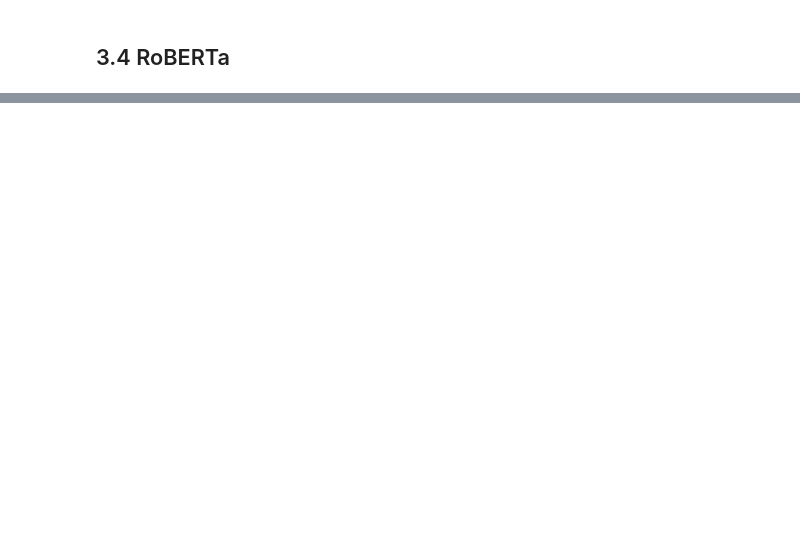
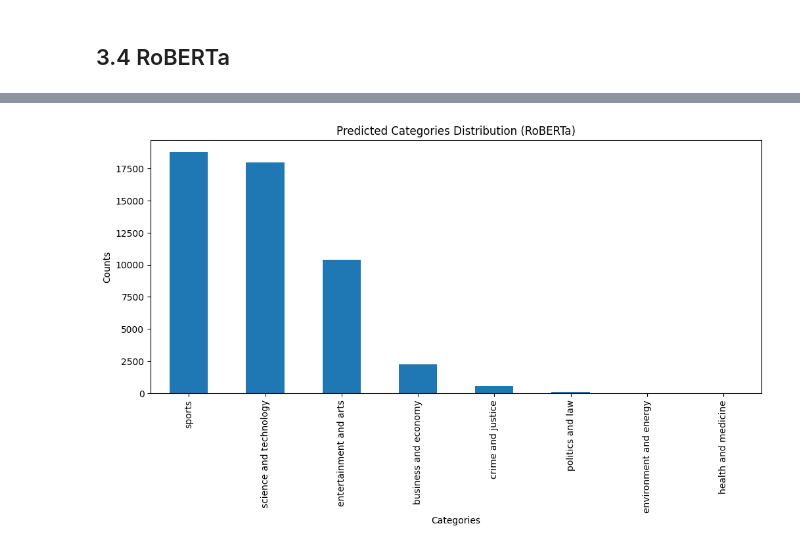
Before and after one commit to zoezhousy/Kaggle_A_Million_News_Headlines, a Jupyter notebook: Classification 1.ipynb, the cells around one changed output, grey strips where cells are left out. Saved outputs shown, nothing was run; the diff lists cells and outputs as text; code cells hidden in the pictures; blank space fills up the shorter version.

```diff
--- a/Classification 1.ipynb
+++ b/Classification 1.ipynb
@@ -618,5 +574,24 @@ plt.show()
-# %%
-inputs_headlines = roberta_tokenizer(preprocessed_headlines.tolist(), return_tensors='pt', padding=True, truncation=True, max_length=512)
-with torch.no_grad():
-    outputs_headlines = roberta_model(**inputs_headlines)
-headline_embeddings = outputs_headlines.last_hidden_state.mean(dim=1).cpu()
+# %%
+batch_size = 100  # Adjust batch size based on your GPU memory
+headline_embeddings = []
+
+for i in range(0, len(preprocessed_headlines), batch_size):
+    batch_headlines = preprocessed_headlines[i:i+batch_size]
+    # Ensure inputs_headlines is on the same device as the model
+    inputs_headlines = roberta_tokenizer(batch_headlines.tolist(), return_tensors='pt', padding=True, truncation=True, max_length=512).to(gpt2_model.device)
+
+    # Generate embeddings
+    with torch.no_grad():
+        with torch.cuda.amp.autocast():
+            outputs_headlines = roberta_model(**inputs_headlines)
+
+    batch_embeddings = outputs_headlines.last_hidden_state.mean(dim=1).cpu()
+    headline_embeddings.append(batch_embeddings)
+    if (i+batch_size) % 2000 == 0:
+        print(f"Processed {i + batch_size} headlines")
+
+print("Finish processing all headlines!")
+headline_embeddings = torch.cat(headline_embeddings)
+
+del inputs_headlines, outputs_headlines
+torch.cuda.empty_cache()
@@ -633,0 +620,10 @@ plt.show()
+# %%
+# bar chart of predicted categories distribution
+plt.figure(figsize=(12, 5))
+plt.title('Predicted Categories Distribution (RoBERTa)')
+data['RoBERTa_pred'].value_counts().plot(kind='bar')
+plt.xlabel('Categories')
+plt.ylabel('Counts')
+plt.show()
+# %% [output]
+[figure, added]
```
Also changed, not shown: parts of 15 cells of this notebook, 1 other file.
